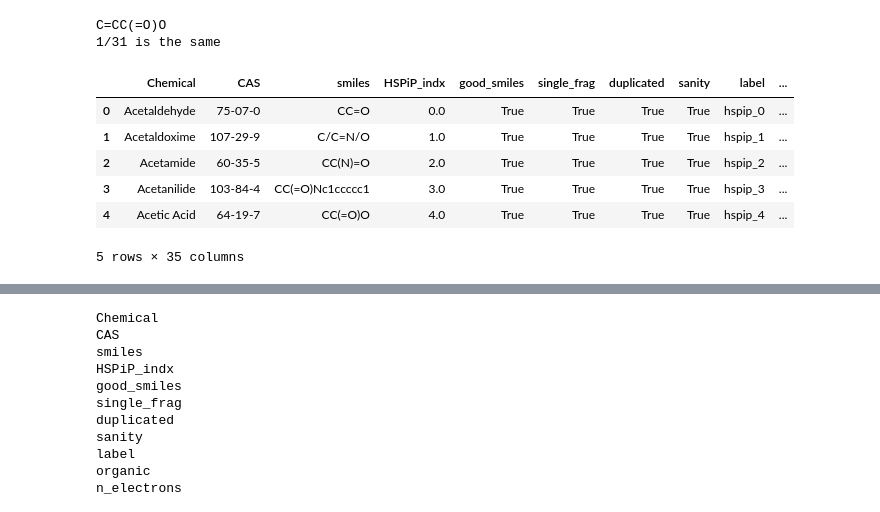
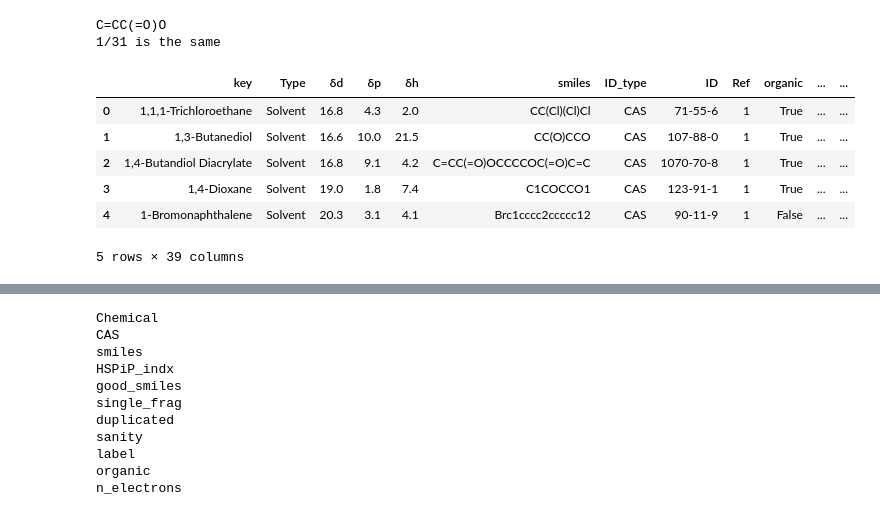
Before and after one commit to darjacvetkovic/HSP-predictions, a Jupyter notebook: dataset_overlaps.ipynb, the cells around one changed output, grey strips where cells are left out. Drawn from its saved outputs; the diff is of its cells as text; code cells hidden in the pictures.

```diff
--- a/dataset_overlaps.ipynb
+++ b/dataset_overlaps.ipynb
@@ -103,13 +103,13 @@ for smile in data_6['Name'].to_list():
     if smile.lower() in data_42['Name'].to_list():
         print(smile)
 # %%
-hspip=pd.read_csv('C:/Users/darja/Downloads/HSPiP.csv')
+hspip=pd.read_csv('/home/darja/HSP-predictions/data/Solvents_exp.csv')
 hspip.head()
 # %% [output]
-|  | Chemical | CAS | smiles | HSPiP_indx | good_smiles | single_frag | duplicated | sanity | label | ... |
-| 0 | Acetaldehyde | 75-07-0 | CC=O | 0.0 | True | True | True | True | hspip_0 | ... |
-| 1 | Acetaldoxime | 107-29-9 | C/C=N/O | 1.0 | True | True | True | True | hspip_1 | ... |
-| 2 | Acetamide | 60-35-5 | CC(N)=O | 2.0 | True | True | True | True | hspip_2 | ... |
-| 3 | Acetanilide | 103-84-4 | CC(=O)Nc1ccccc1 | 3.0 | True | True | True | True | hspip_3 | ... |
-| 4 | Acetic Acid | 64-19-7 | CC(=O)O | 4.0 | True | True | True | True | hspip_4 | ... |
+|  | key | Type | δd | δp | δh | smiles | ID_type | ID | Ref | organic | ... | ... |
+| 0 | 1,1,1-Trichloroethane | Solvent | 16.8 | 4.3 | 2.0 | CC(Cl)(Cl)Cl | CAS | 71-55-6 | 1 | True | ... | ... |
+| 1 | 1,3-Butanediol | Solvent | 16.6 | 10.0 | 21.5 | CC(O)CCO | CAS | 107-88-0 | 1 | True | ... | ... |
+| 2 | 1,4-Butandiol Diacrylate | Solvent | 16.8 | 9.1 | 4.2 | C=CC(=O)OCCCCOC(=O)C=C | CAS | 1070-70-8 | 1 | True | ... | ... |
+| 3 | 1,4-Dioxane | Solvent | 19.0 | 1.8 | 7.4 | C1COCCO1 | CAS | 123-91-1 | 1 | True | ... | ... |
+| 4 | 1-Bromonaphthalene | Solvent | 20.3 | 3.1 | 4.1 | Brc1cccc2ccccc12 | CAS | 90-11-9 | 1 | False | ... | ... |
-5 rows × 35 columns
+5 rows × 39 columns
```
Also changed, not shown: parts of 2 cells of this notebook, 15 other files.
